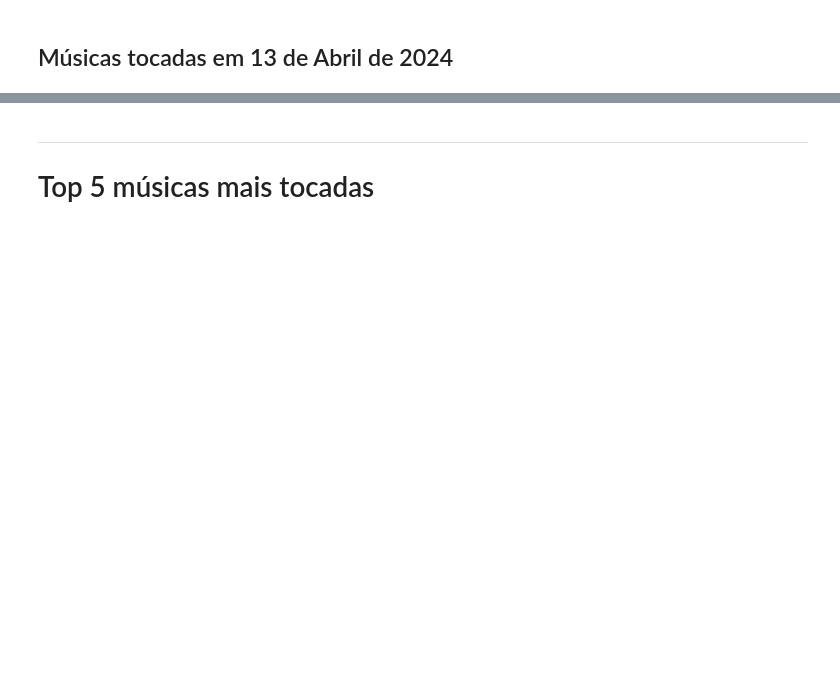
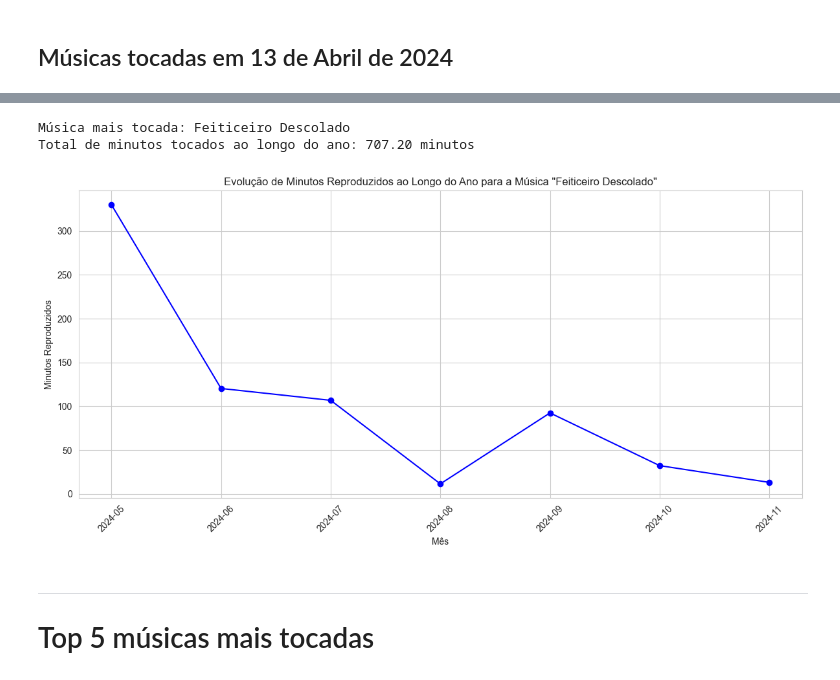
Before and after one commit to hian-stafford/retrospectiva_spotify_2024, a Jupyter notebook: spotify_retrospectiva_2024.ipynb, the cells around one changed output, grey strips where cells are left out. Drawn from its saved outputs; the diff is of its cells as text; code cells hidden in the pictures; blank space fills up the shorter version.

```diff
--- a/spotify_retrospectiva_2024.ipynb
+++ b/spotify_retrospectiva_2024.ipynb
@@ -255,3 +304,41 @@ plt.show()
+# %%
+# Pegando a música mais tocada e suas informações
+most_played_song = df_top_1.iloc[0]['master_metadata_track_name']
+
+# Obtendo as informações de tempo de reprodução para essa música
+total_minutes_played = df[df['master_metadata_track_name'] == most_played_song]['min_played'].sum()
+
+print(f"Música mais tocada: {most_played_song}")
+print(f"Total de minutos tocados ao longo do ano: {total_minutes_played:.2f} minutos")
+# %% [output]
+Música mais tocada: Feiticeiro Descolado
+Total de minutos tocados ao longo do ano: 707.20 minutos
+# %%
+# Agrupando os dados por mês
+df['month'] = pd.to_datetime(df['ts']).dt.to_period('M')
+monthly_played = df.groupby(['month', 'master_metadata_track_name'])['min_played'].sum().reset_index()
+
+# Filtando apenas para a música mais tocada
+most_played_song = df_top_1.iloc[0]['master_metadata_track_name']
+monthly_played = monthly_played[monthly_played['master_metadata_track_name'] == most_played_song]
+
+# Configuração do gráfico
+plt.figure(figsize=(12, 6))
+
+# Gráfico de linhas
+plt.plot(monthly_played['month'].astype(str), monthly_played['min_played'], marker='o', color='b')
+
+# Adicionando título e rótulos aos eixos
+plt.title(f'Evolução de Minutos Reproduzidos ao Longo do Ano para a Música "{most_played_song}"')
+plt.xlabel('Mês')
+plt.ylabel('Minutos Reproduzidos')
+plt.xticks(rotation=45)
+
+# Mostrando o gráfico
+plt.tight_layout()
+plt.show()
+# %% [output]
+[figure, added]
 # %% [markdown]
 ---
 # Top 5 músicas mais tocadas
```
Also changed, not shown: parts of 22 cells of this notebook.
